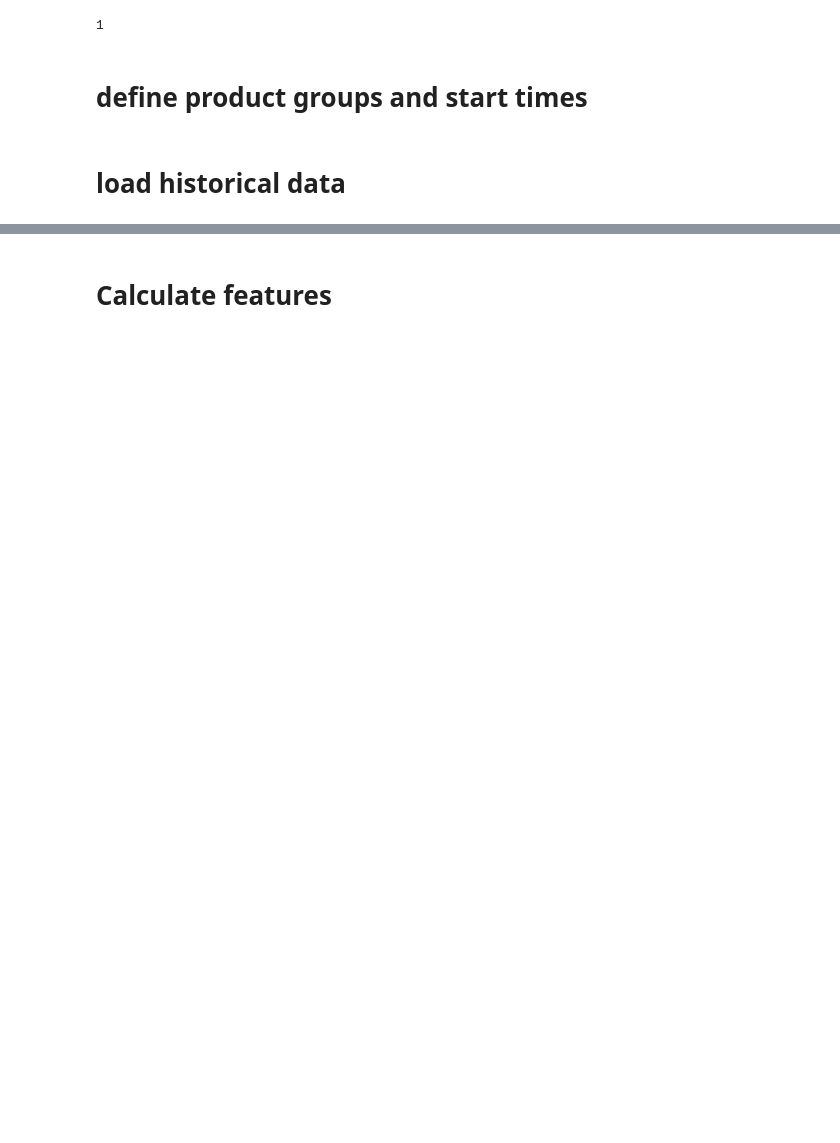
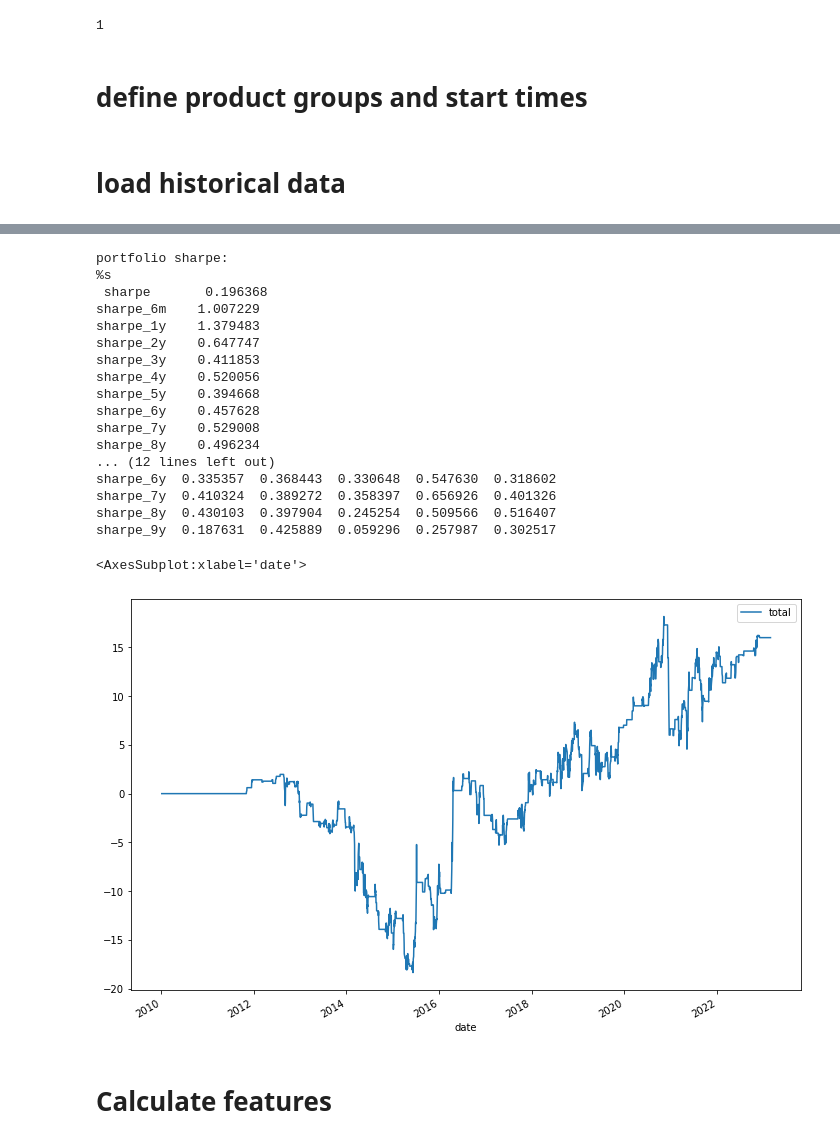
Before and after one commit to harvey1673/pyktrader3, a Jupyter notebook: bktest/factor signal analytics.ipynb, the cells around one changed output, grey strips where cells are left out. Cells and saved outputs as stored; diff of their text form; code cells hidden in the pictures; blank space fills up the shorter version.

```diff
--- a/bktest/factor signal analytics.ipynb
+++ b/bktest/factor signal analytics.ipynb
@@ -129,0 +140,6 @@ df.tail(5)
+# %%
+curr_date = end_date
+filename = f'cnc_fut_{roll_name}_{shift_mode}_{curr_date.strftime("%Y%m%d")}.pkl'
+
+df = pd.read_pickle(filename)
+sim_markets = df.columns.get_level_values(0).unique()
@@ -130,3 +198,60 @@ df.tail(5)
+# %%
+spot_df['hrc_io'] = spot_df['hrc_sh']/spot_df['pbf_cfd']
+spot_df['hrc_pci'] = spot_df['hrc_sh']/spot_df['pci_jincheng']
+spot_df['hrc_coke'] = spot_df['hrc_sh']/spot_df['coke_xuzhou']
+spot_df['hrc_scrap'] = spot_df['hrc_sh']/spot_df['scrap_zjg']
+
+win = 20
+for col in ['hrc_io', 'hrc_coke',]:
+    spot_df[col] = (spot_df[col] - spot_df[col].rolling(win).mean())/spot_df[col].diff().rolling(win).std()
+    spot_df[col] = spot_df[col].apply(lambda x: np.sign(x) if abs(x)>3 else 0)
+# %%
+product_list = ['rb', 'hc', 'i', 'j', 'jm']
+# %%
+
+sig_df = pd.DataFrame(index=spot_df.index, columns=product_list)
+for prodcode in product_list:
+    sig_df[prodcode] = np.sign(spot_df['hrc_coke'] + spot_df['hrc_io'])
+
+vol_win=90
+vol_df = get_asset_vols(df, product_list, vol_win=vol_win, vol_type='atr')
+
+holding = generate_holding_from_signal(sig_df, vol_df,
+                                       risk_scaling=1.0,
+                                       asset_scaling=False)
+df_pxchg = get_px_chg(df, exec_mode='open', chg_type='px', contract='c1')
+df_pxchg = df_pxchg[product_list].reindex(index=holding.index)
+
+bt_metrics = MetricsBase(holdings=holding[product_list],
+                         returns=df_pxchg[product_list],
+                         cost_ratio=0)
+# %%
+pnl_tenors = ['6m', '1y', '2y', '3y', '4y', '5y', '6y', '7y', '8y', '9y']
+pnl_stats = bt_metrics.calculate_pnl_stats(shift=0, use_log_returns=False, tenors=pnl_tenors)
+print('portfolio sharpe:\n%s\n', pnl_stats['sharpe'])
+print('asset sharpe:\n%s\n', pnl_stats['asset_sharpe_stats'])
+#print('turnover stats:\n%s\n', bt_metrics.turnover())
+pnl_stats['portfolio_cumpnl'].plot()
+# %% [output]
+portfolio sharpe:
+%s
+ sharpe       0.196368
+sharpe_6m    1.007229
+sharpe_1y    1.379483
+sharpe_2y    0.647747
+sharpe_3y    0.411853
+sharpe_4y    0.520056
+sharpe_5y    0.394668
+sharpe_6y    0.457628
+sharpe_7y    0.529008
+sharpe_8y    0.496234
+... (12 lines left out)
+sharpe_6y  0.335357  0.368443  0.330648  0.547630  0.318602
+sharpe_7y  0.410324  0.389272  0.358397  0.656926  0.401326
+sharpe_8y  0.430103  0.397904  0.245254  0.509566  0.516407
+sharpe_9y  0.187631  0.425889  0.059296  0.257987  0.302517
+<AxesSubplot:xlabel='date'>
+[figure, added]
 # %% [markdown]
 # Calculate features
 # %%
```
Also changed, not shown: parts of 18 cells of this notebook, 12 other files.
